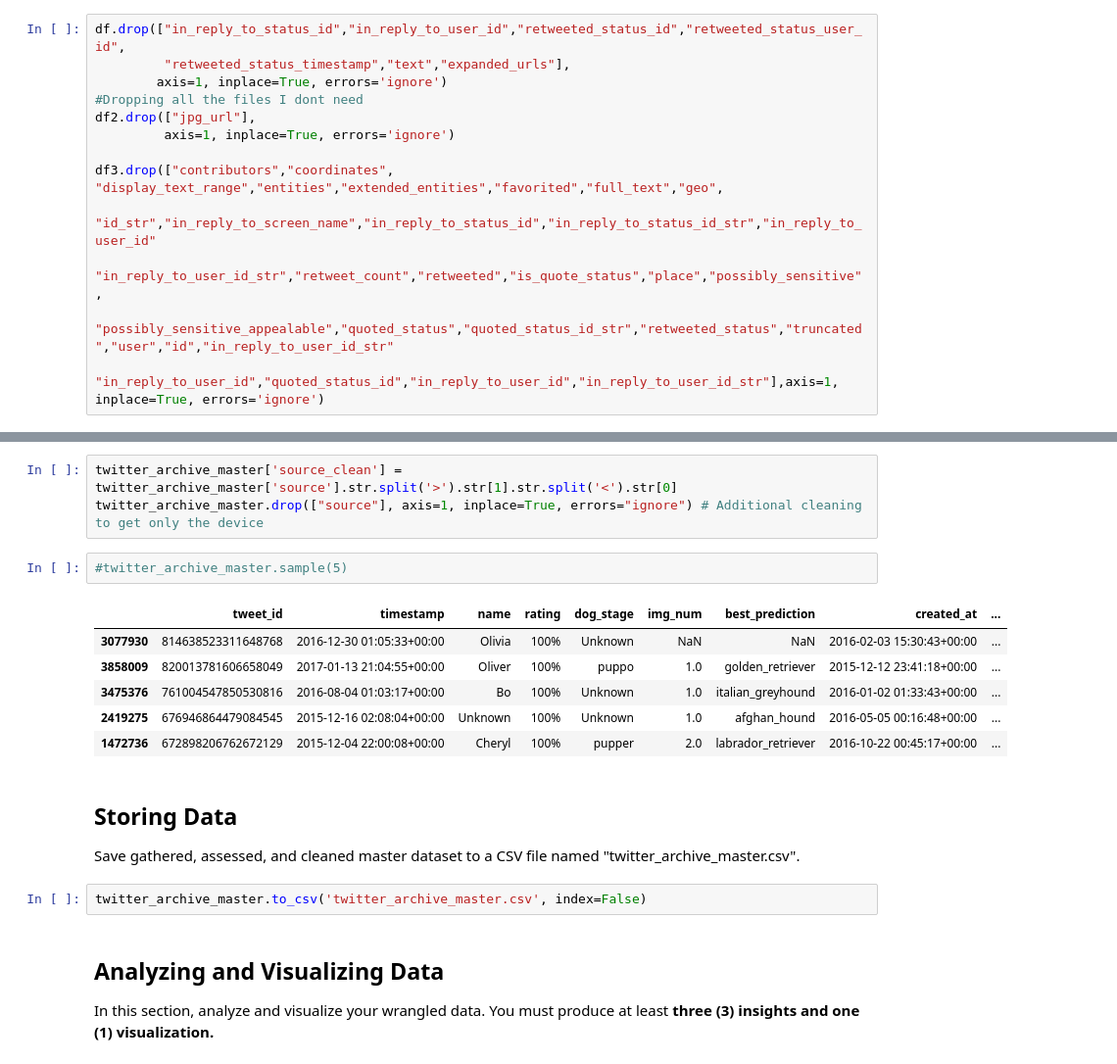
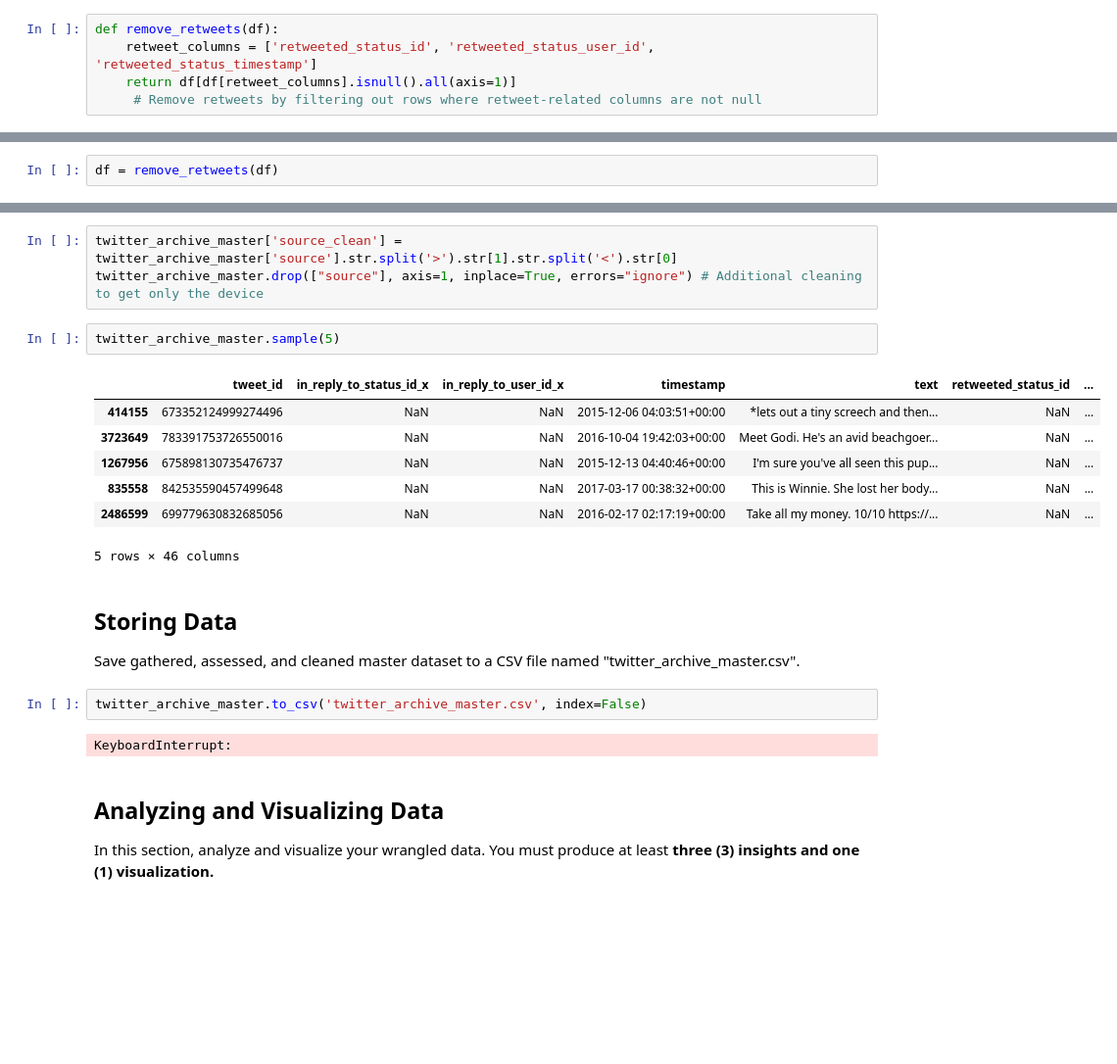
Before and after one commit to Retalmohammed/Level_3_Project, a Jupyter notebook: wrangle_act.ipynb, the cells around one changed output, grey strips where cells are left out. Shown: that part at 98% size. Saved outputs shown, nothing was run; the diff lists cells and outputs as text; blank space fills up the shorter version.

```diff
--- a/wrangle_act.ipynb
+++ b/wrangle_act.ipynb
@@ -78,16 +78,8 @@ Data columns (total 31 columns):
  30  quoted_status                  28 non-null     object
 dtypes: bool(4), datetime64[ns, UTC](1), float64(11), int64(4), object(11)
 memory usage: 505.9+ KB
-# %%
-df.drop(["in_reply_to_status_id","in_reply_to_user_id","retweeted_status_id","retweeted_status_user_id",
-         "retweeted_status_timestamp","text","expanded_urls"],
-        axis=1, inplace=True, errors='ignore')
-#Dropping all the files I dont need
-df2.drop(["jpg_url"],
-         axis=1, inplace=True, errors='ignore')
-
-df3.drop(["contributors","coordinates", "display_text_range","entities","extended_entities","favorited","full_text","geo",
-         "id_str","in_reply_to_screen_name","in_reply_to_status_id","in_reply_to_status_id_str","in_reply_to_user_id"
-         "in_reply_to_user_id_str","retweet_count","retweeted","is_quote_status","place","possibly_sensitive",
-         "possibly_sensitive_appealable","quoted_status","quoted_status_id_str","retweeted_status","truncated","user","id","in_reply_to_user_id_str"
-         "in_reply_to_user_id","quoted_status_id","in_reply_to_user_id","in_reply_to_user_id_str"],axis=1, inplace=True, errors='ignore')
+# %%
+def remove_retweets(df):
+    retweet_columns = ['retweeted_status_id', 'retweeted_status_user_id', 'retweeted_status_timestamp']
+    return df[df[retweet_columns].isnull().all(axis=1)]
+     # Remove retweets by filtering out rows where retweet-related columns are not null
@@ -93,0 +90,2 @@ df3.drop(["contributors","coordinates", "display_text_range","entities","extende
+# %%
+df = remove_retweets(df)
@@ -645,19 +678,22 @@ twitter_archive_master.sample(5)
 twitter_archive_master['source_clean'] = twitter_archive_master['source'].str.split('>').str[1].str.split('<').str[0]
 twitter_archive_master.drop(["source"], axis=1, inplace=True, errors="ignore") # Additional cleaning to get only the device
 # %%
-#twitter_archive_master.sample(5)
+twitter_archive_master.sample(5)
 # %% [output]
-|  | tweet_id | timestamp | name | rating | dog_stage | img_num | best_prediction | created_at | ... |
-| 3077930 | 814638523311648768 | 2016-12-30 01:05:33+00:00 | Olivia | 100% | Unknown | NaN | NaN | 2016-02-03 15:30:43+00:00 | ... |
-| 3858009 | 820013781606658049 | 2017-01-13 21:04:55+00:00 | Oliver | 100% | puppo | 1.0 | golden_retriever | 2015-12-12 23:41:18+00:00 | ... |
-| 3475376 | 761004547850530816 | 2016-08-04 01:03:17+00:00 | Bo | 100% | Unknown | 1.0 | italian_greyhound | 2016-01-02 01:33:43+00:00 | ... |
-| 2419275 | 676946864479084545 | 2015-12-16 02:08:04+00:00 | Unknown | 100% | Unknown | 1.0 | afghan_hound | 2016-05-05 00:16:48+00:00 | ... |
-| 1472736 | 672898206762672129 | 2015-12-04 22:00:08+00:00 | Cheryl | 100% | pupper | 2.0 | labrador_retriever | 2016-10-22 00:45:17+00:00 | ... |
+|  | tweet_id | in_reply_to_status_id_x | in_reply_to_user_id_x | timestamp | text | retweeted_status_id | ... |
+| 414155 | 673352124999274496 | NaN | NaN | 2015-12-06 04:03:51+00:00 | *lets out a tiny screech and then... | NaN | ... |
+| 3723649 | 783391753726550016 | NaN | NaN | 2016-10-04 19:42:03+00:00 | Meet Godi. He's an avid beachgoer... | NaN | ... |
+| 1267956 | 675898130735476737 | NaN | NaN | 2015-12-13 04:40:46+00:00 | I'm sure you've all seen this pup... | NaN | ... |
+| 835558 | 842535590457499648 | NaN | NaN | 2017-03-17 00:38:32+00:00 | This is Winnie. She lost her body... | NaN | ... |
+| 2486599 | 699779630832685056 | NaN | NaN | 2016-02-17 02:17:19+00:00 | Take all my money. 10/10 https://... | NaN | ... |
+5 rows × 46 columns
 # %% [markdown]
 ## Storing Data
 Save gathered, assessed, and cleaned master dataset to a CSV file named "twitter_archive_master.csv".
 # %%
 twitter_archive_master.to_csv('twitter_archive_master.csv', index=False)
+# %% [output]
+KeyboardInterrupt:
 # %% [markdown]
 ## Analyzing and Visualizing Data
 In this section, analyze and visualize your wrangled data. You must produce at least **three (3) insights and one (1) visualization.**
```
Also changed, not shown: parts of 29 cells of this notebook.
